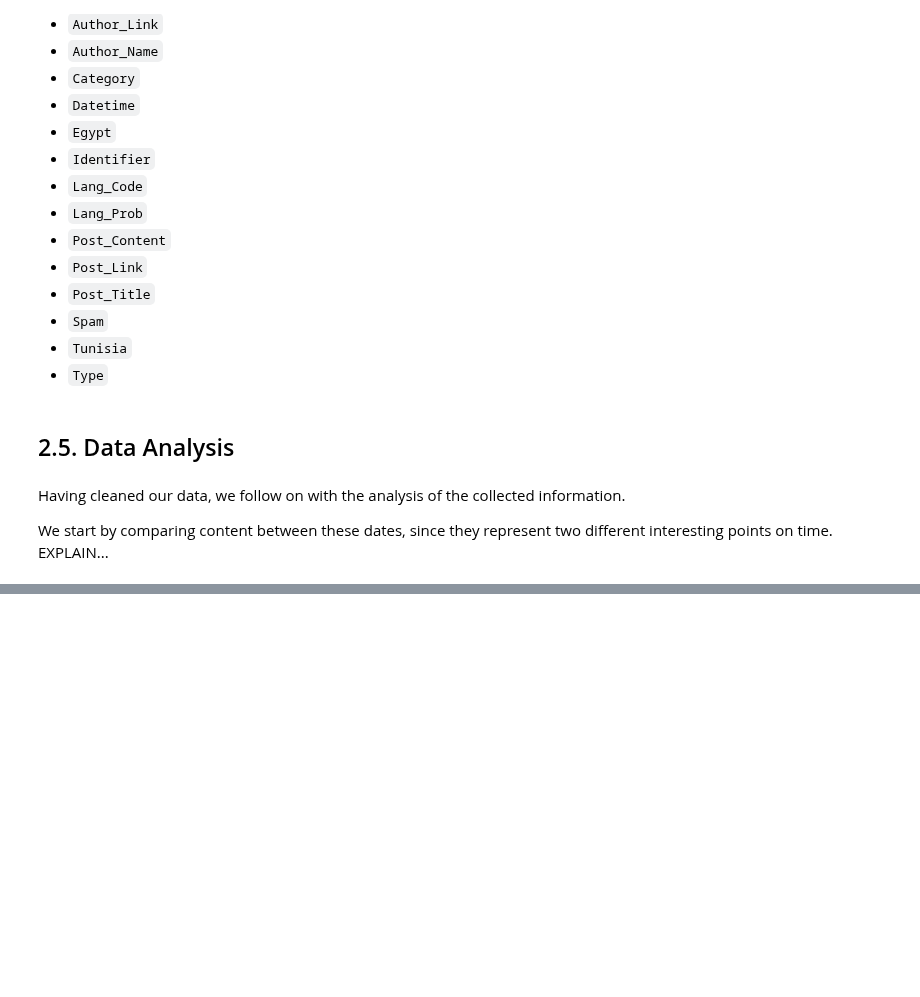
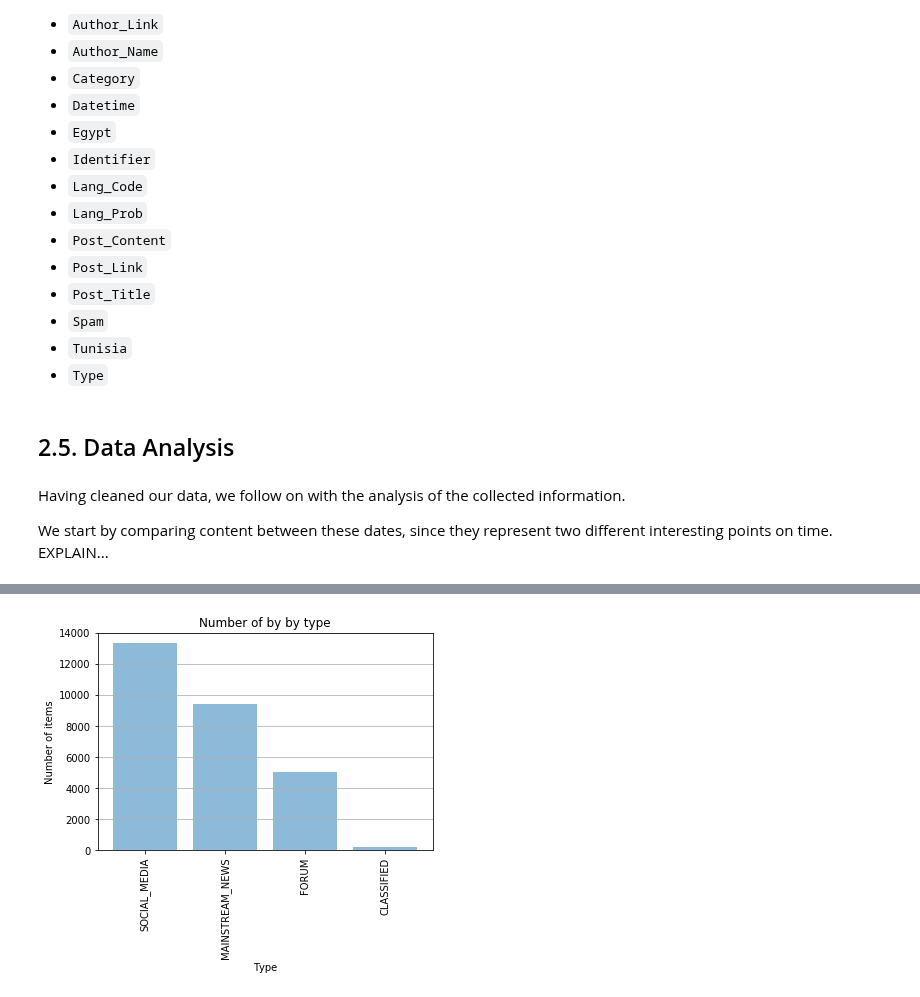
Before and after one commit to KhalilMrini/Revisiting-Arab-Spring, a Jupyter notebook: Project/Project.ipynb, the cells around one changed output, grey strips where cells are left out. Saved outputs shown, nothing was run; the diff lists cells and outputs as text; code cells hidden in the pictures; blank space fills up the shorter version.

```diff
--- a/Project/Project.ipynb
+++ b/Project/Project.ipynb
@@ -666,0 +703,4 @@ We start by comparing content between these dates, since they represent two diff
+# %%
+plot_histogram('Type')
+# %% [output]
+[figure, added]
```
Also changed, not shown: parts of 11 cells of this notebook, 1 other file.
